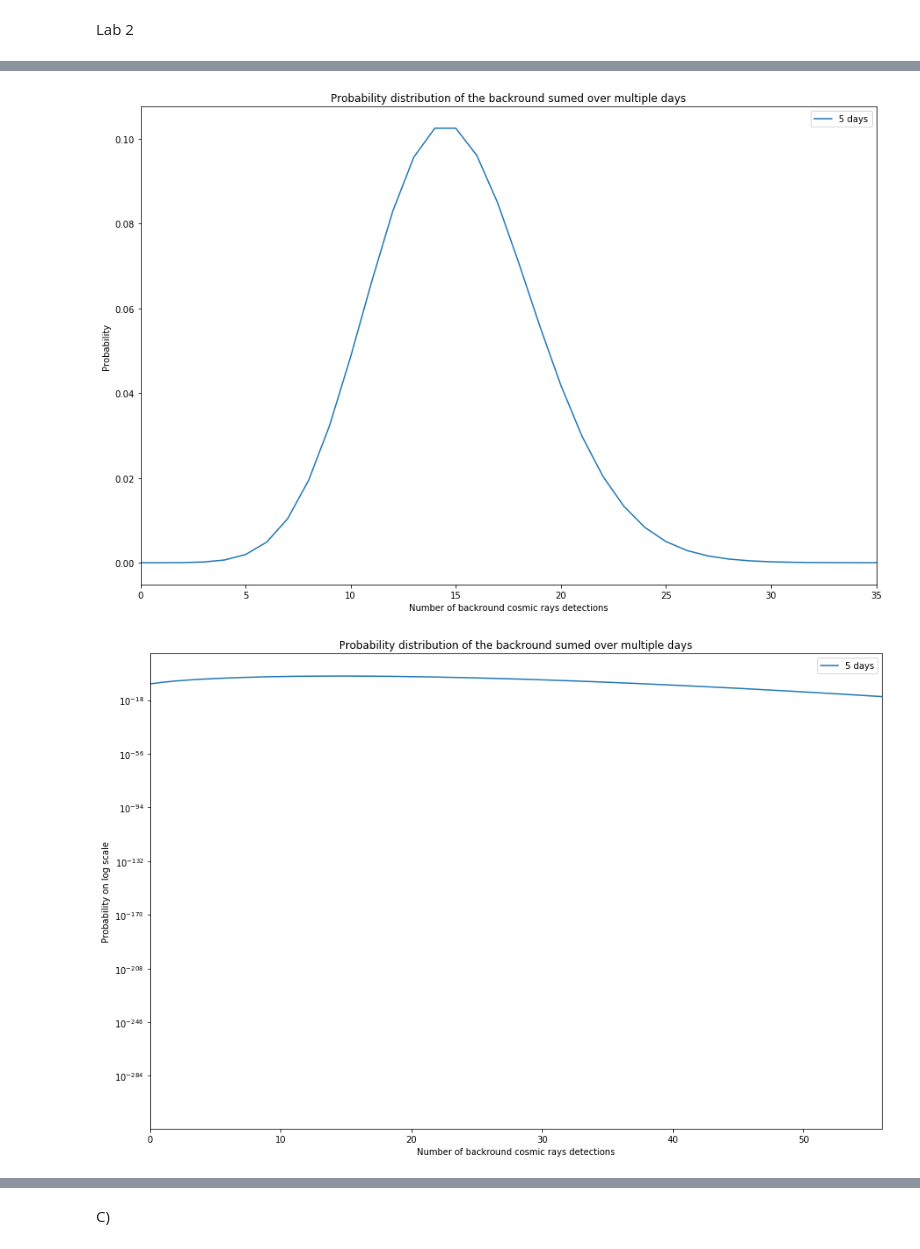
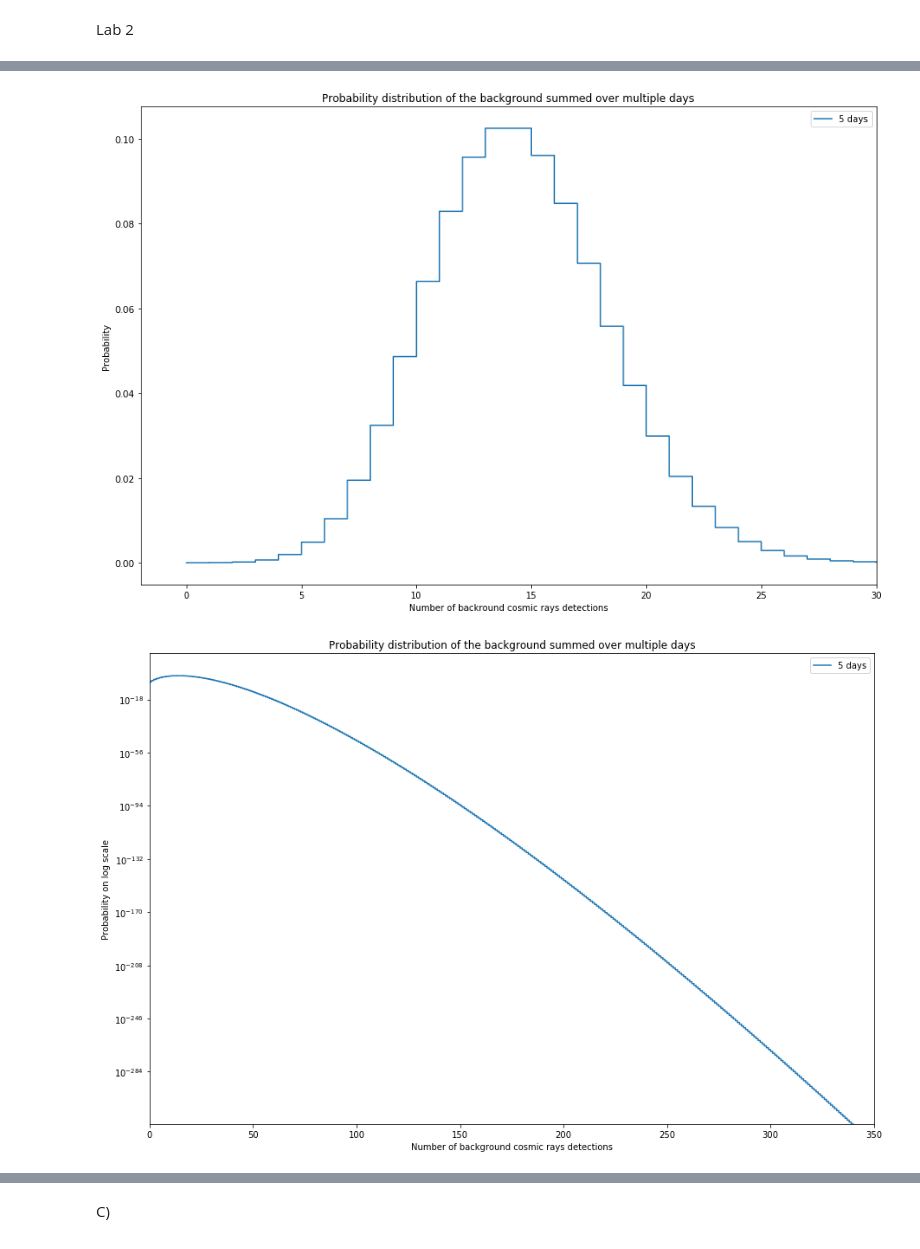
Before and after one commit to GammasBox/phys434Lab, a Jupyter notebook: Lab#2.ipynb, the cells around one changed output, grey strips where cells are left out. Cells and saved outputs as stored; diff of their text form; code cells hidden in the pictures.

```diff
--- a/Lab#2.ipynb
+++ b/Lab#2.ipynb
@@ -69,22 +73,22 @@ B)
 # %%
 fiveDays =  multiconvolve(Background,5)
-plt.plot(fiveDays, label ='5 days')
+plt.matplotlib.pyplot.step((list(range(len(fiveDays)))),fiveDays, label ='5 days')
 plt.xlabel('Number of backround cosmic rays detections')
 plt.ylabel('Probability')
-plt.title('Probability distribution of the backround sumed over multiple days')
+plt.title('Probability distribution of the background summed over multiple days')
 plt.legend()
-plt.xlim([0,35])
+plt.xlim([-2,30])
 plt.show()
 # %% [output]
-[figure, old version]
+[figure, new version]
 # %%
-plt.plot(fiveDays, label ='5 days')
-plt.xlabel('Number of backround cosmic rays detections')
+plt.matplotlib.pyplot.step((list(range(len(fiveDays)))),fiveDays, label ='5 days')
+plt.xlabel('Number of background cosmic rays detections')
 plt.ylabel('Probability on log scale')
-plt.title('Probability distribution of the backround sumed over multiple days')
+plt.title('Probability distribution of the background summed over multiple days')
 plt.legend()
 plt.yscale('log')
-plt.xlim([0,56])
+plt.xlim([0,350])
 plt.show()
 # %% [output]
-[figure, old version]
+[figure, new version]
```
Also changed, not shown: parts of 34 cells of this notebook.
